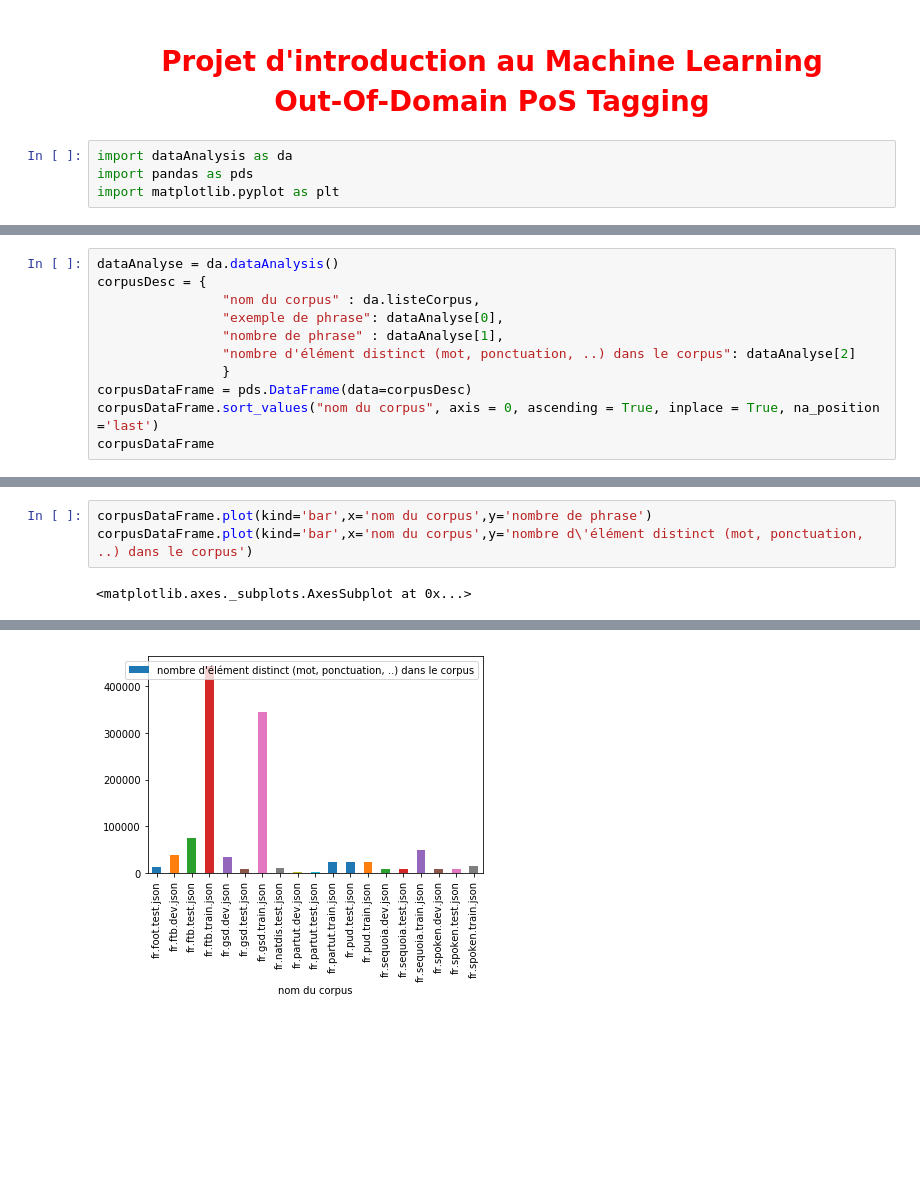
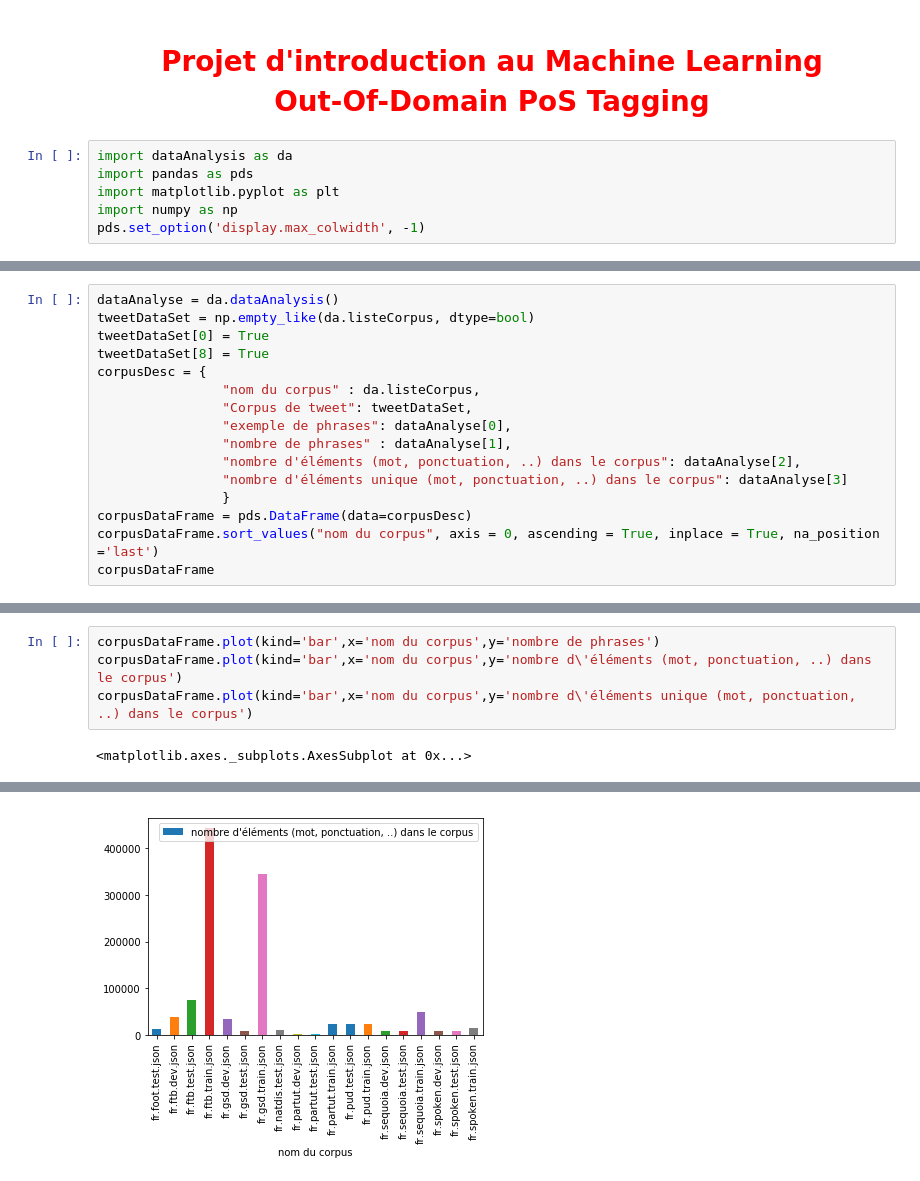
Before and after one commit to FusRoman/IntroMLProjet, a Jupyter notebook: src/IntroMLProject.ipynb, the cells around one changed output, grey strips where cells are left out. Drawn from its saved outputs; the diff is of its cells as text; blank space fills up the shorter version.

```diff
--- a/src/IntroMLProject.ipynb
+++ b/src/IntroMLProject.ipynb
@@ -4,3 +4,5 @@
 import dataAnalysis as da
 import pandas as pds
 import matplotlib.pyplot as plt
+import numpy as np
+pds.set_option('display.max_colwidth', -1)
@@ -11,10 +9,15 @@ print(da.listeCorpus)
 # %%
 dataAnalyse = da.dataAnalysis()
+tweetDataSet = np.empty_like(da.listeCorpus, dtype=bool)
+tweetDataSet[0] = True
+tweetDataSet[8] = True
 corpusDesc = {
                 "nom du corpus" : da.listeCorpus,
-                "exemple de phrase": dataAnalyse[0],
-                "nombre de phrase" : dataAnalyse[1],
-                "nombre d'élément distinct (mot, ponctuation, ..) dans le corpus": dataAnalyse[2]
+                "Corpus de tweet": tweetDataSet,
+                "exemple de phrases": dataAnalyse[0],
+                "nombre de phrases" : dataAnalyse[1],
+                "nombre d'éléments (mot, ponctuation, ..) dans le corpus": dataAnalyse[2],
+                "nombre d'éléments unique (mot, ponctuation, ..) dans le corpus": dataAnalyse[3]
                 }
 corpusDataFrame = pds.DataFrame(data=corpusDesc)
 corpusDataFrame.sort_values("nom du corpus", axis = 0, ascending = True, inplace = True, na_position ='last')
@@ -40,5 +43,6 @@ corpusDataFrame
 # %%
-corpusDataFrame.plot(kind='bar',x='nom du corpus',y='nombre de phrase')
-corpusDataFrame.plot(kind='bar',x='nom du corpus',y='nombre d\'élément distinct (mot, ponctuation, ..) dans le corpus')
+corpusDataFrame.plot(kind='bar',x='nom du corpus',y='nombre de phrases')
+corpusDataFrame.plot(kind='bar',x='nom du corpus',y='nombre d\'éléments (mot, ponctuation, ..) dans le corpus')
+corpusDataFrame.plot(kind='bar',x='nom du corpus',y='nombre d\'éléments unique (mot, ponctuation, ..) dans le corpus')
 # %% [output]
 <matplotlib.axes._subplots.AxesSubplot at 0x...>
@@ -46 +50 @@ corpusDataFrame.plot(kind='bar',x='nom du corpus',y='nombre d\'élément distinc
-[figure, old version]
+[figure, new version]
```
Also changed, not shown: parts of 5 cells of this notebook, 1 other file.
